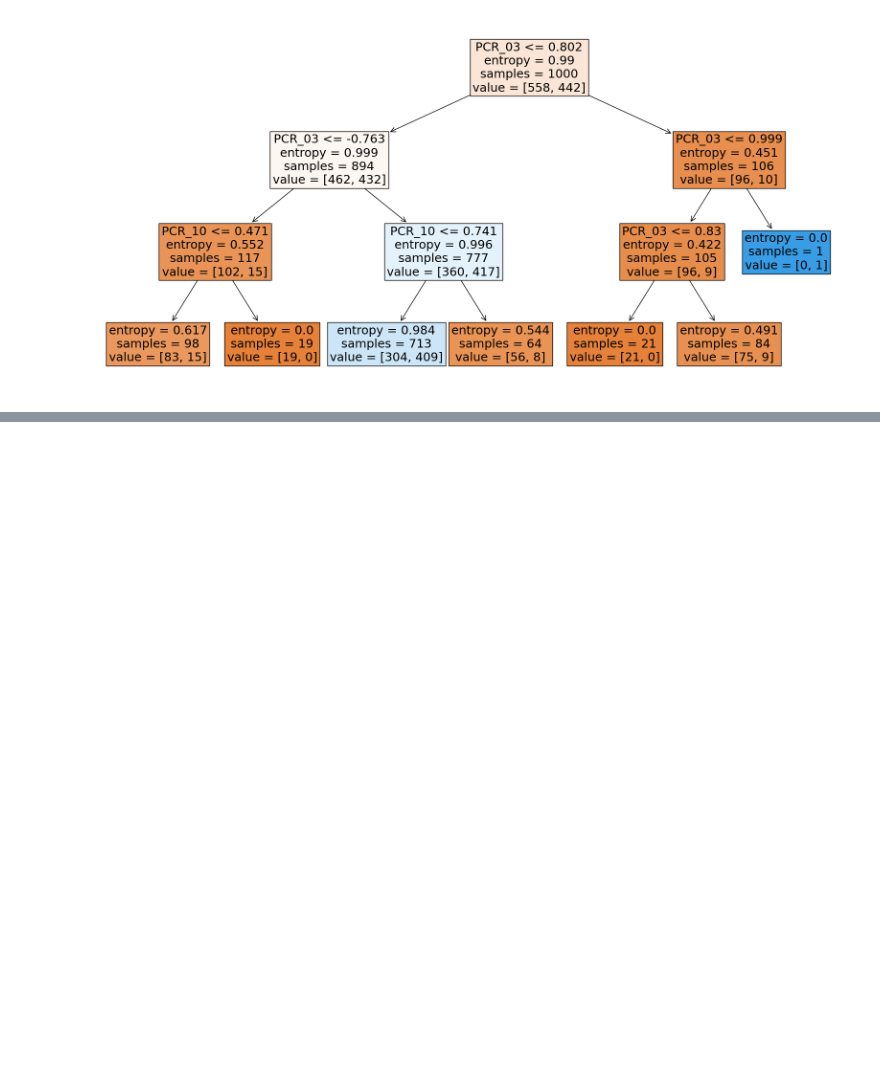
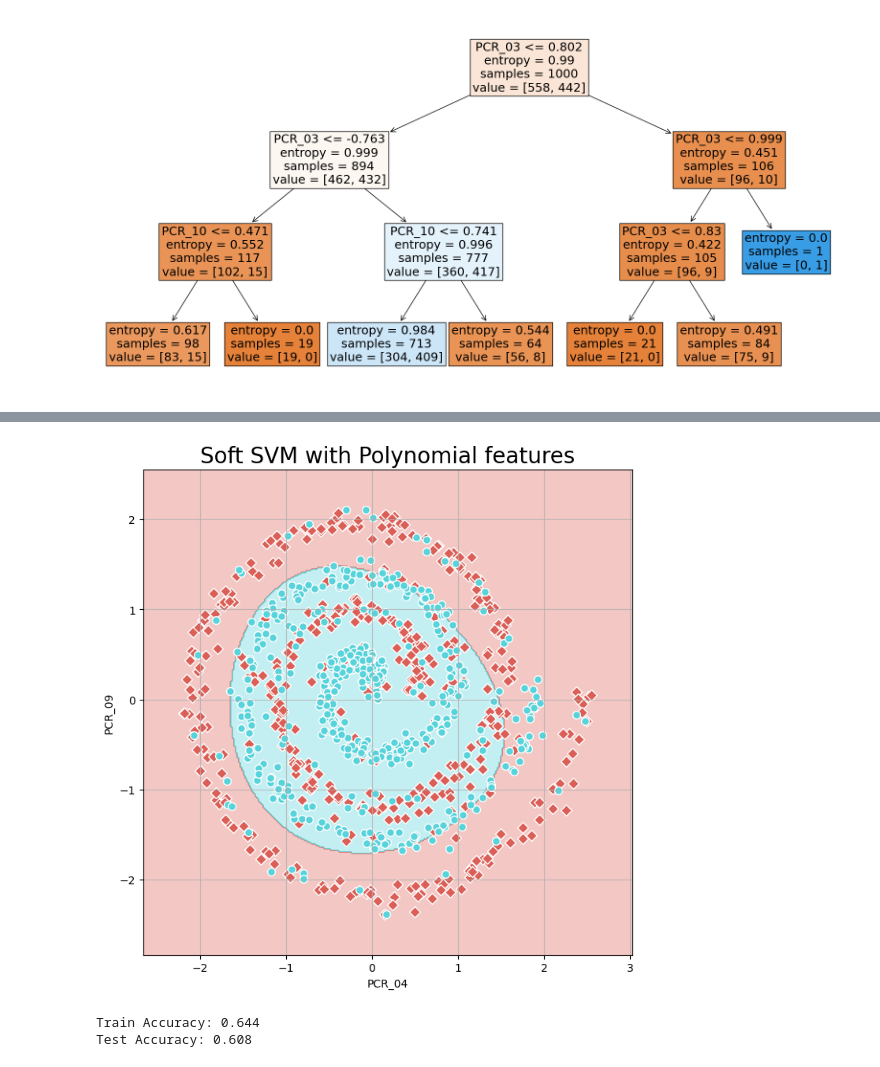
Before and after one commit to Raph3103/hw4atam, a Jupyter notebook: Untitled0.ipynb, the cells around one changed output, grey strips where cells are left out. Cells and saved outputs as stored; diff of their text form; code cells hidden in the pictures; blank space fills up the shorter version.

```diff
--- a/Untitled0.ipynb
+++ b/Untitled0.ipynb
@@ -197,0 +516,30 @@ Train score for decision tree 3: 0.664
+# %%
+#Q11
+from sklearn.metrics import confusion_matrix
+from sklearn.pipeline import Pipeline
+from sklearn.preprocessing import MinMaxScaler
+from sklearn.preprocessing import PolynomialFeatures
+from sklearn.metrics import accuracy_score
+
+svm_clf = Pipeline([('feature_mapping', PolynomialFeatures(3)),
+                    ('scaler', MinMaxScaler()),
+                    ('SVM', SoftSVM(C=1e5, lr=1e-7))])
+svm_clf.fit(X_train, Y_train, SVM__max_iter=4000)
+
+
+train_predictions = svm_clf.predict(X_train)
+test_predictions = svm_clf.predict(X_test)
+
+train_accuracy = accuracy_score(Y_train, train_predictions)
+test_accuracy = accuracy_score(Y_test, test_predictions)
+
+
+visualize_clf(svm_clf, X_train, Y_train, 'Soft SVM Polynomial features', xlabel='PCR_04', ylabel='PCR_09')
+
+# Print train and test accuracy
+print("Train Accuracy:", train_accuracy)
+print("Test Accuracy:", test_accuracy)
+# %% [output]
+[figure, added]
+Train Accuracy: 0.644
+Test Accuracy: 0.608
```
Also changed, not shown: parts of 14 cells of this notebook.
